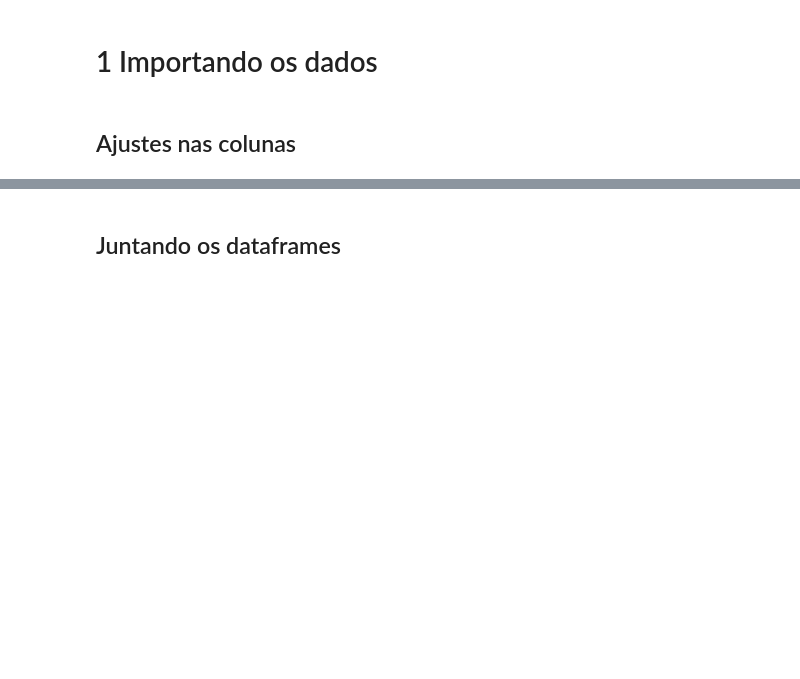
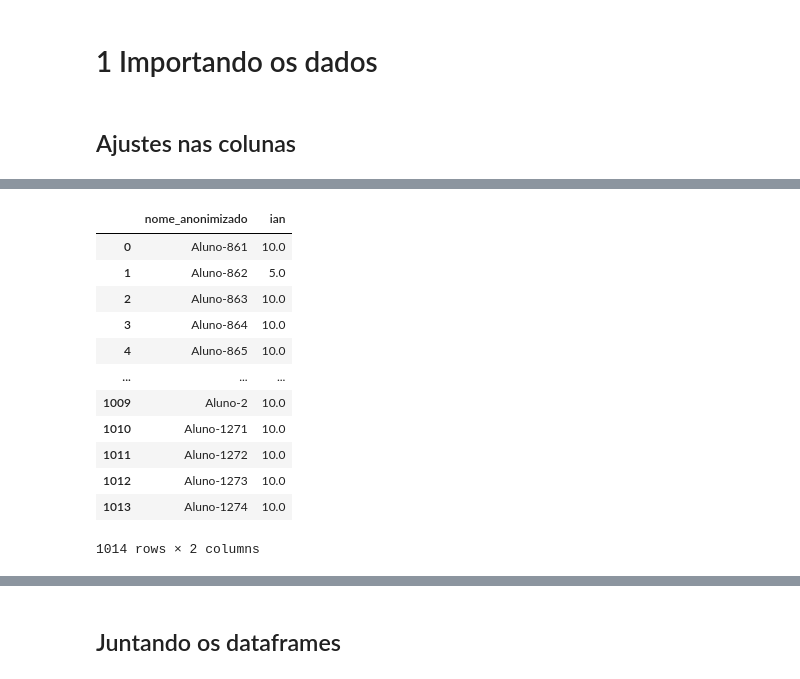
Before and after one commit to vbomura/tc5, a Jupyter notebook: Codigos/Algoritmo V2.ipynb, the cells around one changed output, grey strips where cells are left out. Saved outputs shown, nothing was run; the diff lists cells and outputs as text; code cells hidden in the pictures; blank space fills up the shorter version.

```diff
--- a/Codigos/Algoritmo V2.ipynb
+++ b/Codigos/Algoritmo V2.ipynb
@@ -189,0 +216,16 @@ base_2022 = renomear_colunas(base_2022, mapa)
+# %%
+base_2023[['nome_anonimizado','ian']]
+# %% [output]
+|  | nome_anonimizado | ian |
+| 0 | Aluno-861 | 10.0 |
+| 1 | Aluno-862 | 5.0 |
+| 2 | Aluno-863 | 10.0 |
+| 3 | Aluno-864 | 10.0 |
+| 4 | Aluno-865 | 10.0 |
+| ... | ... | ... |
+| 1009 | Aluno-2 | 10.0 |
+| 1010 | Aluno-1271 | 10.0 |
+| 1011 | Aluno-1272 | 10.0 |
+| 1012 | Aluno-1273 | 10.0 |
+| 1013 | Aluno-1274 | 10.0 |
+1014 rows × 2 columns
```
Also changed, not shown: parts of 12 cells of this notebook.
